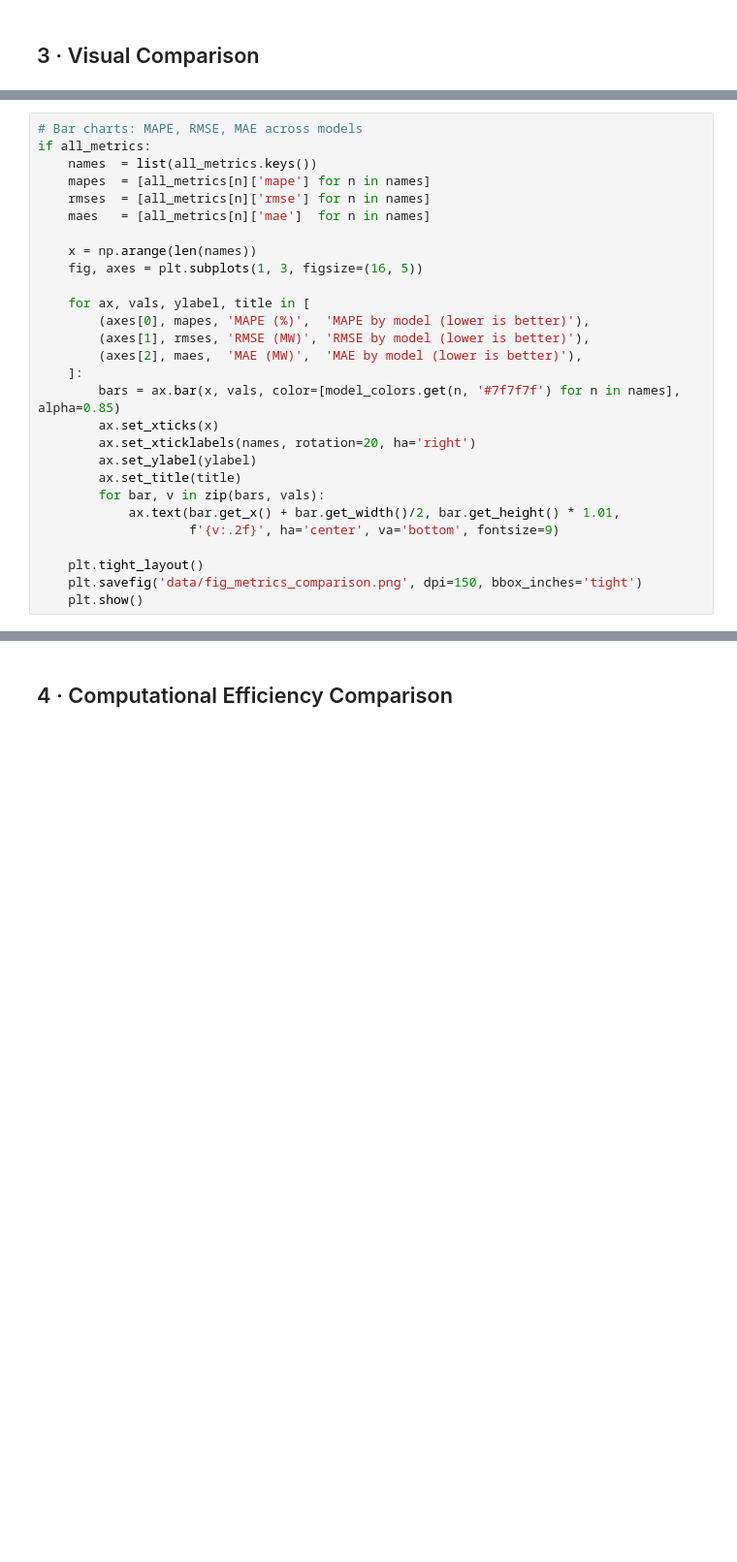
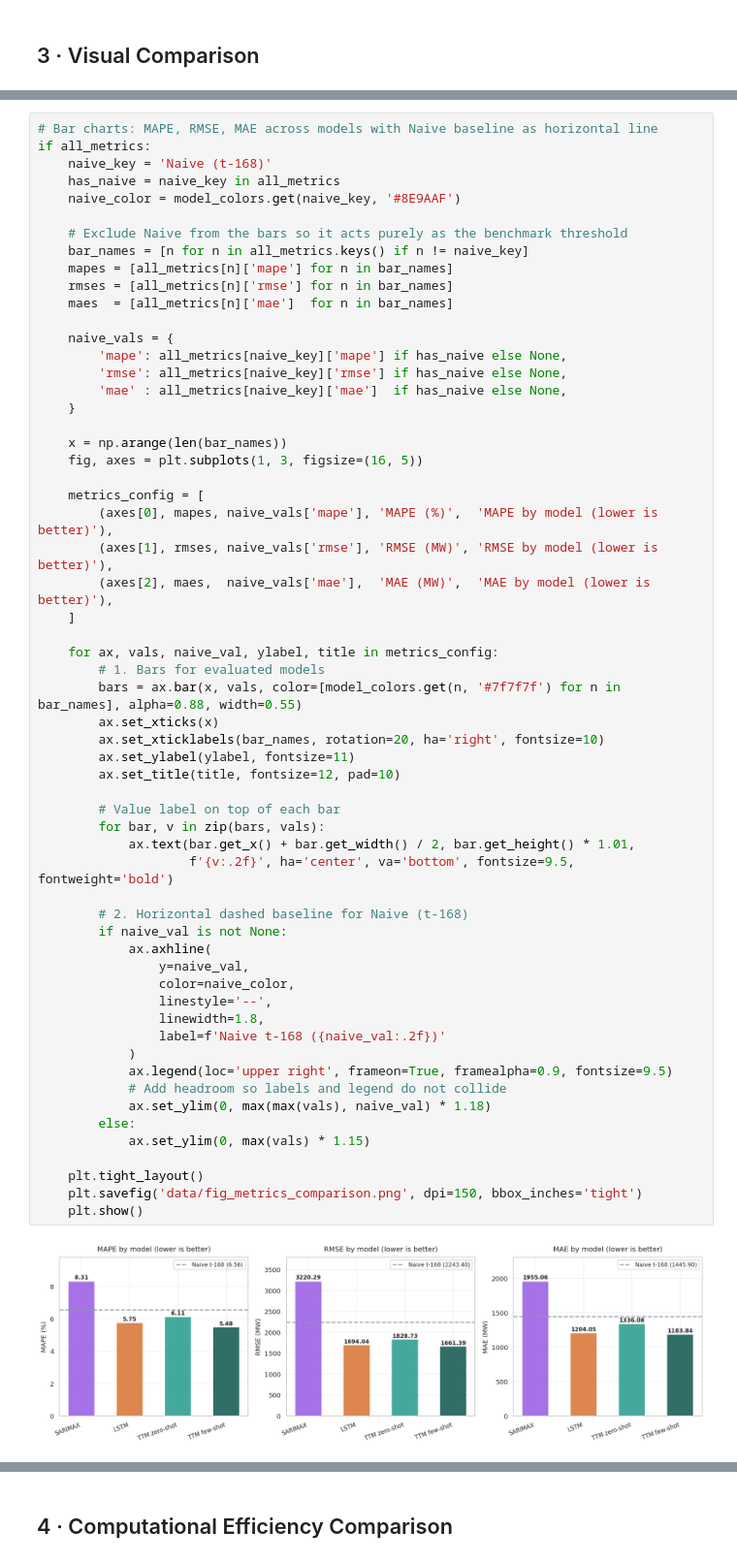
Before and after one commit to antonionc/pred_demanda, a Jupyter notebook: fase3_validacion_y_comparativa.ipynb, the cells around one changed output, grey strips where cells are left out. Shown at 97% size. Drawn from its saved outputs; the diff is of its cells as text; blank space fills up the shorter version.

```diff
--- a/fase3_validacion_y_comparativa.ipynb
+++ b/fase3_validacion_y_comparativa.ipynb
@@ -150,29 +204,62 @@ if preds:
 # %%
-# Bar charts: MAPE, RMSE, MAE across models
+# Bar charts: MAPE, RMSE, MAE across models with Naive baseline as horizontal line
 if all_metrics:
-    names  = list(all_metrics.keys())
-    mapes  = [all_metrics[n]['mape'] for n in names]
-    rmses  = [all_metrics[n]['rmse'] for n in names]
-    maes   = [all_metrics[n]['mae']  for n in names]
+    naive_key = 'Naive (t-168)'
+    has_naive = naive_key in all_metrics
+    naive_color = model_colors.get(naive_key, '#8E9AAF')
 
-    x = np.arange(len(names))
+    # Exclude Naive from the bars so it acts purely as the benchmark threshold
+    bar_names = [n for n in all_metrics.keys() if n != naive_key]
+    mapes = [all_metrics[n]['mape'] for n in bar_names]
+    rmses = [all_metrics[n]['rmse'] for n in bar_names]
+    maes  = [all_metrics[n]['mae']  for n in bar_names]
+
+    naive_vals = {
+        'mape': all_metrics[naive_key]['mape'] if has_naive else None,
+        'rmse': all_metrics[naive_key]['rmse'] if has_naive else None,
+        'mae' : all_metrics[naive_key]['mae']  if has_naive else None,
+    }
+
+    x = np.arange(len(bar_names))
     fig, axes = plt.subplots(1, 3, figsize=(16, 5))
 
-    for ax, vals, ylabel, title in [
-        (axes[0], mapes, 'MAPE (%)',  'MAPE by model (lower is better)'),
-        (axes[1], rmses, 'RMSE (MW)', 'RMSE by model (lower is better)'),
-        (axes[2], maes,  'MAE (MW)',  'MAE by model (lower is better)'),
-    ]:
-        bars = ax.bar(x, vals, color=[model_colors.get(n, '#7f7f7f') for n in names], alpha=0.85)
+    metrics_config = [
+        (axes[0], mapes, naive_vals['mape'], 'MAPE (%)',  'MAPE by model (lower is better)'),
+        (axes[1], rmses, naive_vals['rmse'], 'RMSE (MW)', 'RMSE by model (lower is better)'),
+        (axes[2], maes,  naive_vals['mae'],  'MAE (MW)',  'MAE by model (lower is better)'),
+    ]
+
+    for ax, vals, naive_val, ylabel, title in metrics_config:
+        # 1. Bars for evaluated models
+        bars = ax.bar(x, vals, color=[model_colors.get(n, '#7f7f7f') for n in bar_names], alpha=0.88, width=0.55)
         ax.set_xticks(x)
-        ax.set_xticklabels(names, rotation=20, ha='right')
-        ax.set_ylabel(ylabel)
-        ax.set_title(title)
+        ax.set_xticklabels(bar_names, rotation=20, ha='right', fontsize=10)
+        ax.set_ylabel(ylabel, fontsize=11)
+        ax.set_title(title, fontsize=12, pad=10)
+
+        # Value label on top of each bar
         for bar, v in zip(bars, vals):
-            ax.text(bar.get_x() + bar.get_width()/2, bar.get_height() * 1.01,
-                    f'{v:.2f}', ha='center', va='bottom', fontsize=9)
+            ax.text(bar.get_x() + bar.get_width() / 2, bar.get_height() * 1.01,
+                    f'{v:.2f}', ha='center', va='bottom', fontsize=9.5, fontweight='bold')
+
+        # 2. Horizontal dashed baseline for Naive (t-168)
+        if naive_val is not None:
+            ax.axhline(
+                y=naive_val,
+                color=naive_color,
+                linestyle='--',
+                linewidth=1.8,
+                label=f'Naive t-168 ({naive_val:.2f})'
+            )
+            ax.legend(loc='upper right', frameon=True, framealpha=0.9, fontsize=9.5)
+            # Add headroom so labels and legend do not collide
+            ax.set_ylim(0, max(max(vals), naive_val) * 1.18)
+        else:
+            ax.set_ylim(0, max(vals) * 1.15)
 
     plt.tight_layout()
     plt.savefig('data/fig_metrics_comparison.png', dpi=150, bbox_inches='tight')
     plt.show()
+# %% [output]
+[figure, added]
 # %%
```
Also changed, not shown: parts of 9 cells of this notebook.
